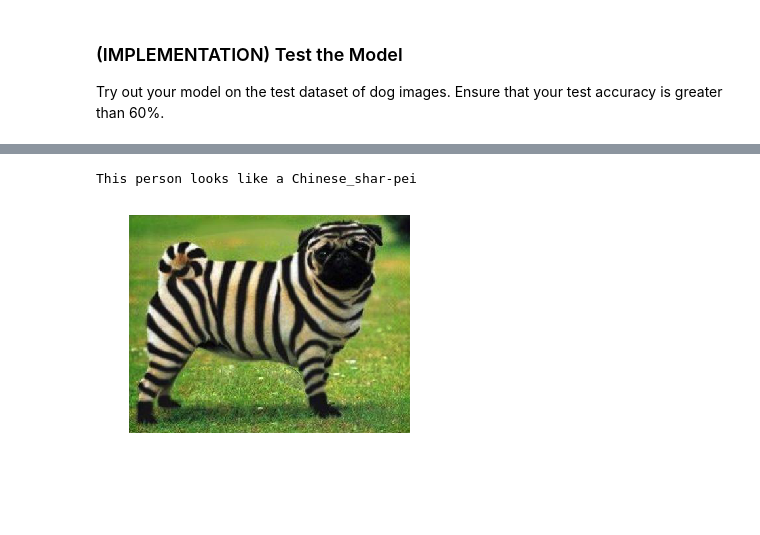
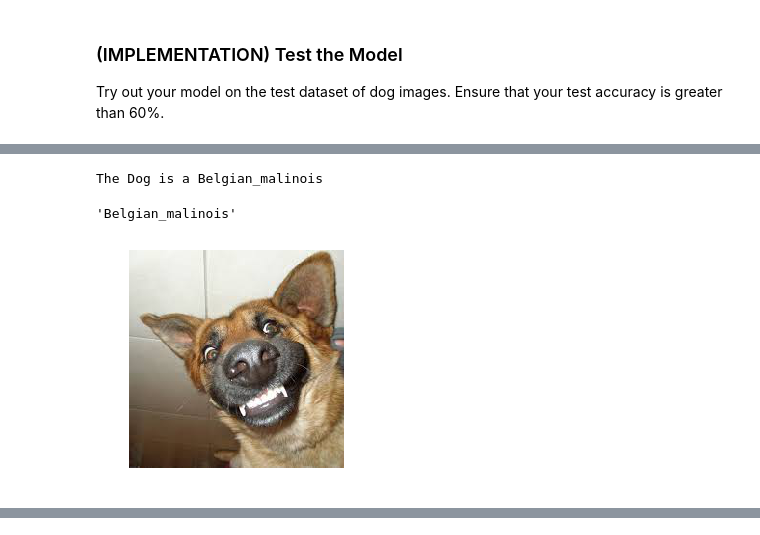
Before and after one commit to leojavier/dog-breed-udacity, a Jupyter notebook: dog_app.ipynb, the cells around one changed output, grey strips where cells are left out. Saved outputs shown, nothing was run; the diff lists cells and outputs as text; code cells hidden in the pictures; blank space fills up the shorter version.

```diff
--- a/dog_app.ipynb
+++ b/dog_app.ipynb
@@ -763,3 +825,9 @@ The Dog is a German_shepherd_dog
+# %%
+predict_bredd('images/gs.jpg')
+# %% [output]
+The Dog is a Belgian_malinois
+'Belgian_malinois'
+[figure, added]
 # %% [markdown]
 # Very interesting!
 *This is a Chinese Shar-pei*
@@ -769,8 +837,3 @@ The Dog is a German_shepherd_dog
 Trying to break the CNN in this test I'm passing a remote file that contains a mixture of a pug and some zebra pattern.... due to the shape of the lines across the pug's body the CNN interpreted the patters as the shadows produced by a *Chinese Shar-pei* Skin and classified the image as a **Chinese_shar-pei.**
 
 Another interesting fact is how the `dog_detector` function also failed by classifying the dog as a person.
-# %%
-predict_remote_img('http://2.bp.blogspot.com/-Dc1DeiVCQEI/UVlUENMZZgI/AAAAAAAABr4/phSnSUYGuCM/s1600/zebra+pug+1.jpg')
-# %% [output]
-This person looks like a Chinese_shar-pei
-[figure, removed]
```
Also changed, not shown: parts of 46 cells of this notebook, 3 other files.
